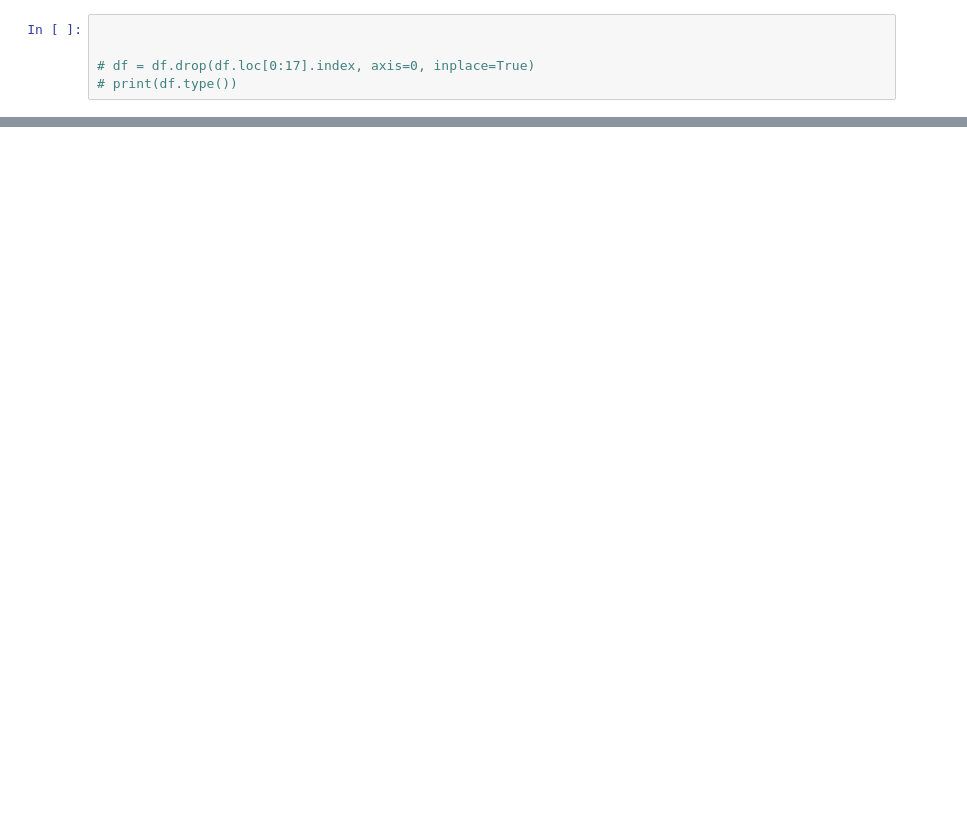
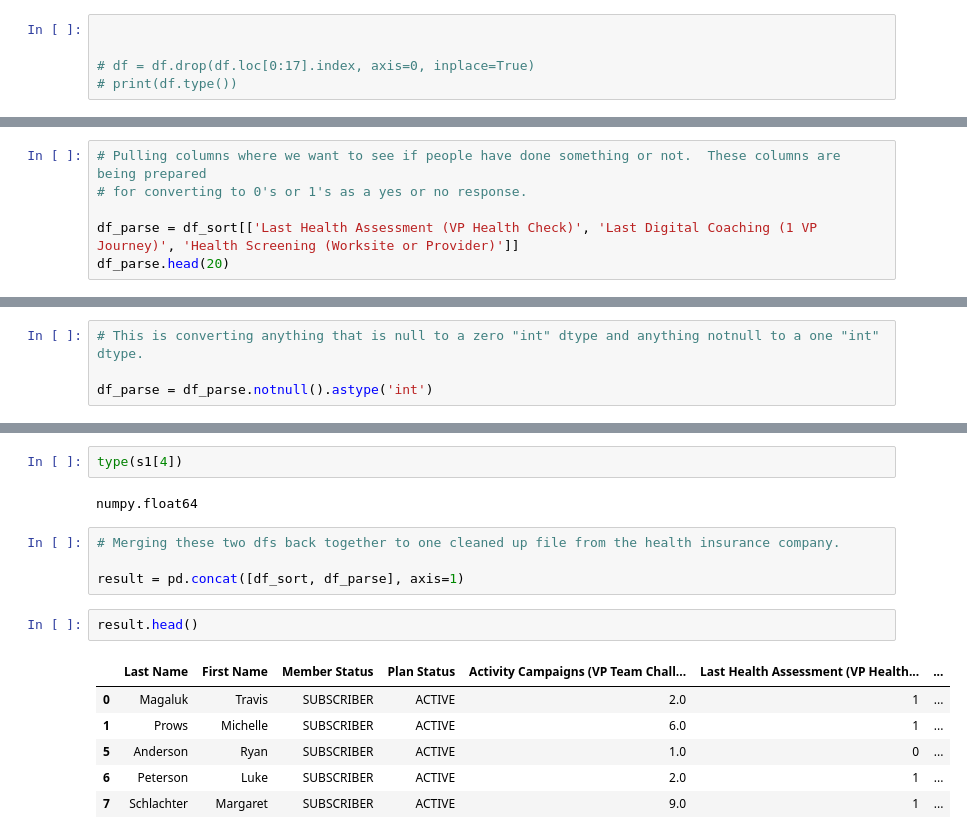
Before and after one commit to Travis-Magaluk/Auto_Emailer, a Jupyter notebook: Excel Data Processing Testing.ipynb, the cells around one changed output, grey strips where cells are left out. Drawn from its saved outputs; the diff is of its cells as text; blank space fills up the shorter version.

```diff
--- a/Excel Data Processing Testing.ipynb
+++ b/Excel Data Processing Testing.ipynb
@@ -61,0 +68,6 @@ df_sort.head()
+# %%
+# Pulling columns where we want to see if people have done something or not.  These columns are being prepared
+# for converting to 0's or 1's as a yes or no response.
+
+df_parse = df_sort[['Last Health Assessment (VP Health Check)', 'Last Digital Coaching (1 VP Journey)', 'Health Screening (Worksite or Provider)']]
+df_parse.head(20)
@@ -61,0 +121,4 @@ df_sort.head()
+# %%
+# This is converting anything that is null to a zero "int" dtype and anything notnull to a one "int" dtype.
+
+df_parse = df_parse.notnull().astype('int')
@@ -61,0 +149,17 @@ df_sort.head()
+# %%
+type(s1[4])
+# %% [output]
+numpy.float64
+# %%
+# Merging these two dfs back together to one cleaned up file from the health insurance company.
+
+result = pd.concat([df_sort, df_parse], axis=1)
+# %%
+result.head()
+# %% [output]
+|  | Last Name | First Name | Member Status | Plan Status | Activity Campaigns (VP Team Chall... | Last Health Assessment (VP Health... | ... |
+| 0 | Magaluk | Travis | SUBSCRIBER | ACTIVE | 2.0 | 1 | ... |
+| 1 | Prows | Michelle | SUBSCRIBER | ACTIVE | 6.0 | 1 | ... |
+| 5 | Anderson | Ryan | SUBSCRIBER | ACTIVE | 1.0 | 0 | ... |
+| 6 | Peterson | Luke | SUBSCRIBER | ACTIVE | 2.0 | 1 | ... |
+| 7 | Schlachter | Margaret | SUBSCRIBER | ACTIVE | 9.0 | 1 | ... |
```
Also changed, not shown: parts of 21 cells of this notebook, 10 other files.
